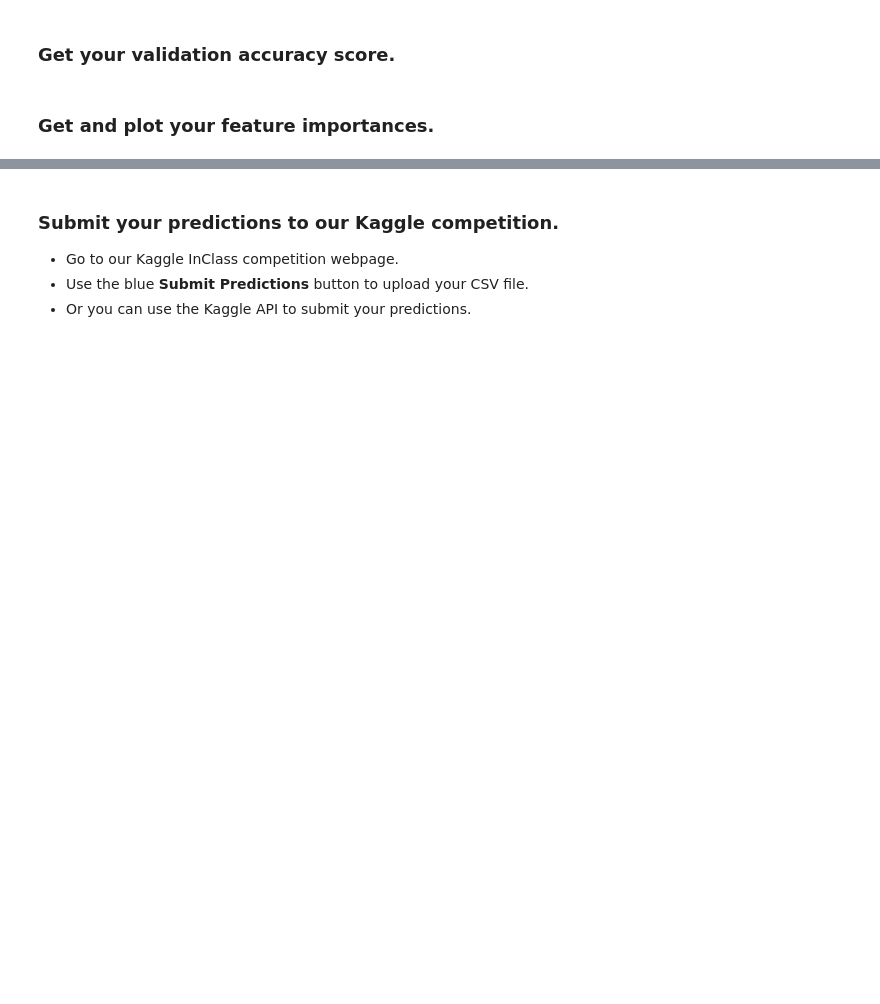
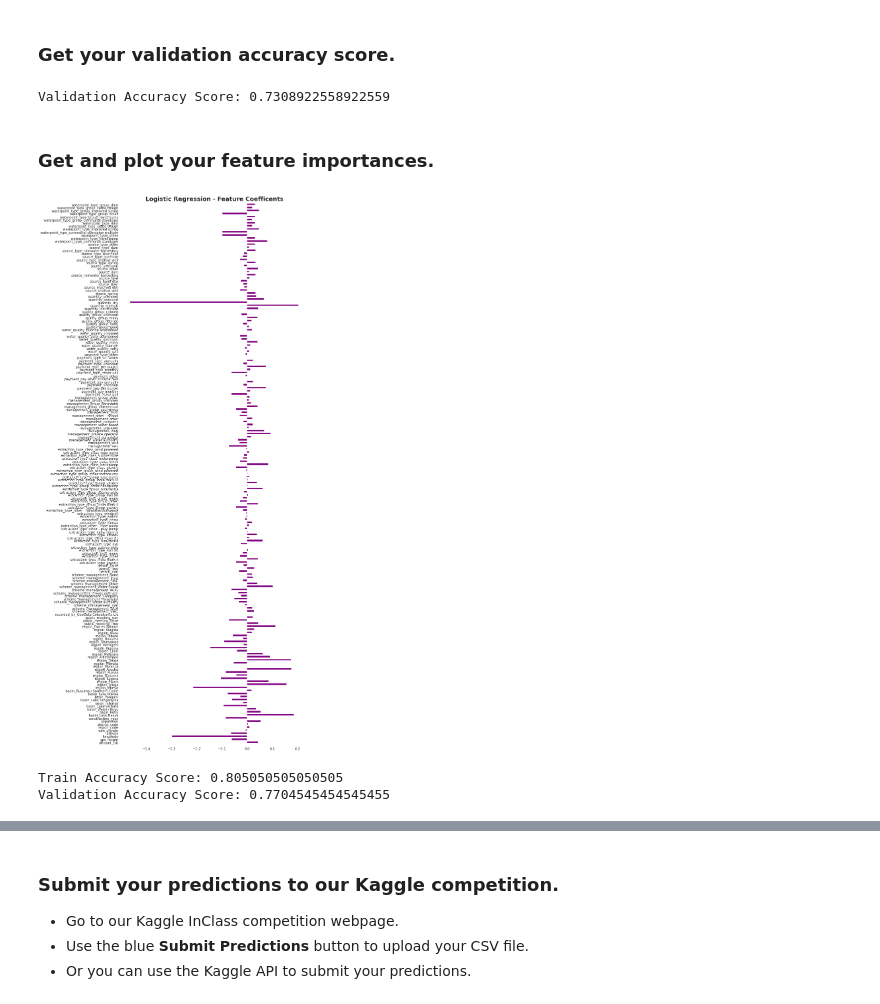
Before and after one commit to jmmiddour/DS-Unit-2-Kaggle-Challenge, a Jupyter notebook: module1-decision-trees/LS_DS_221_assignment.ipynb, the cells around one changed output, grey strips where cells are left out. Drawn from its saved outputs; the diff is of its cells as text; code cells hidden in the pictures; blank space fills up the shorter version.

```diff
--- a/module1-decision-trees/LS_DS_221_assignment.ipynb
+++ b/module1-decision-trees/LS_DS_221_assignment.ipynb
@@ -114,2 +154,12 @@ profile
 # %% [markdown]
 ### Do train/validate/test split with the Tanzania Waterpumps data.
+# %%
+# Since I am already provided with the test set, only need to split the train
+  # set into train and validate:
+train, val = train_test_split(train, train_size=0.80, test_size=0.20,
+                              stratify=train['status_group'], random_state=42)
+
+# Check my work by looking at the number of observations and features:
+print ('Train Set:', 'Observations =', train.shape[0], 'and Features =', train.shape[1])
+print ('Validate Set:', 'Observations =', val.shape[0], 'and Features =', val.shape[1])
+print ('Test Set:', 'Observations =', test.shape[0], 'and Features =', test.shape[1])
@@ -120,0 +272,10 @@ Use a scikit-learn pipeline to encode categoricals, impute missing values, and f
+# %%
+# Arrange data into X (features) maxtix and y(target) vectors:
+X_train = train[features]
+y_train = train[target]
+X_val = val[features]
+y_val = val[target]
+X_test = test[features]
+
+# Check my work:
+X_train.head()
@@ -121,4 +289,54 @@ Use a scikit-learn pipeline to encode categoricals, impute missing values, and f
+# %%
+# Use make_pipeline to do encoding, imputing, scaling, and Logistic regression:
+pipeline = make_pipeline(ce.OneHotEncoder(use_cat_names=True),
+                         SimpleImputer(strategy='mean'),
+                         StandardScaler(),
+                         LogisticRegression(multi_class='auto', solver='lbfgs',
+                                            n_jobs=-1))
+
+# Fit pipeline on train set:
+pipeline.fit(X_train, y_train)
+
+# Predict on test:
+y_pred = pipeline.predict(X_test)
 # %% [markdown]
 ### Get your validation accuracy score.
+# %%
+# Get my validation accuracy scores:
+print ('Validation Accuracy Score:', pipeline.score(X_val, y_val))
+# %% [output]
+Validation Accuracy Score: 0.7308922558922559
 # %% [markdown]
 ### Get and plot your feature importances.
+# %%
+# Pull my features out of the pipeline:
+model = pipeline.named_steps['logisticregression']
+encoder = pipeline.named_steps['onehotencoder']
+encoded_cols = encoder.transform(X_val).columns
+coeffs = pd.Series(model.coef_[0], encoded_cols)
+
+# Plot the coefficents of my features:  .sort_values()
+plt.figure(figsize=(10, 30), facecolor='white')
+coeffs.plot.barh(color='purple')
+plt.title('Logistic Regression - Feature Coefficents', size=18, weight='bold');
+# %% [output]
+[figure, added]
+# %%
+# Make a new pipeline for the tree:
+pipeline = make_pipeline(ce.OneHotEncoder(use_cat_names=True),
+                              SimpleImputer(strategy='mean'),
+                              DecisionTreeClassifier(min_samples_leaf=21,
+                                                     random_state=42))
+
+# Fit on the train set:
+pipeline.fit(X_train, y_train)
+
+# Print the accuracy scores:
+print ('Train Accuracy Score:', pipeline.score(X_train, y_train))
+print ('Validation Accuracy Score:', pipeline.score(X_val, y_val))
+
+# Predict on the test set:
+y_pred = pipeline.predict(X_test)
+# %% [output]
+Train Accuracy Score: 0.805050505050505
+Validation Accuracy Score: 0.7704545454545455
```
Also changed, not shown: parts of 16 cells of this notebook.
